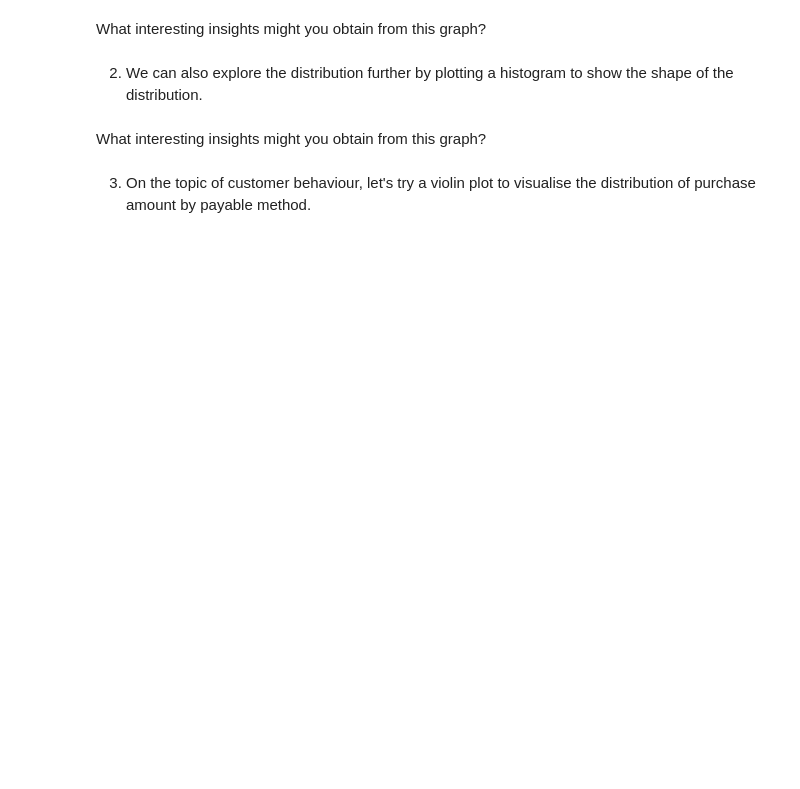
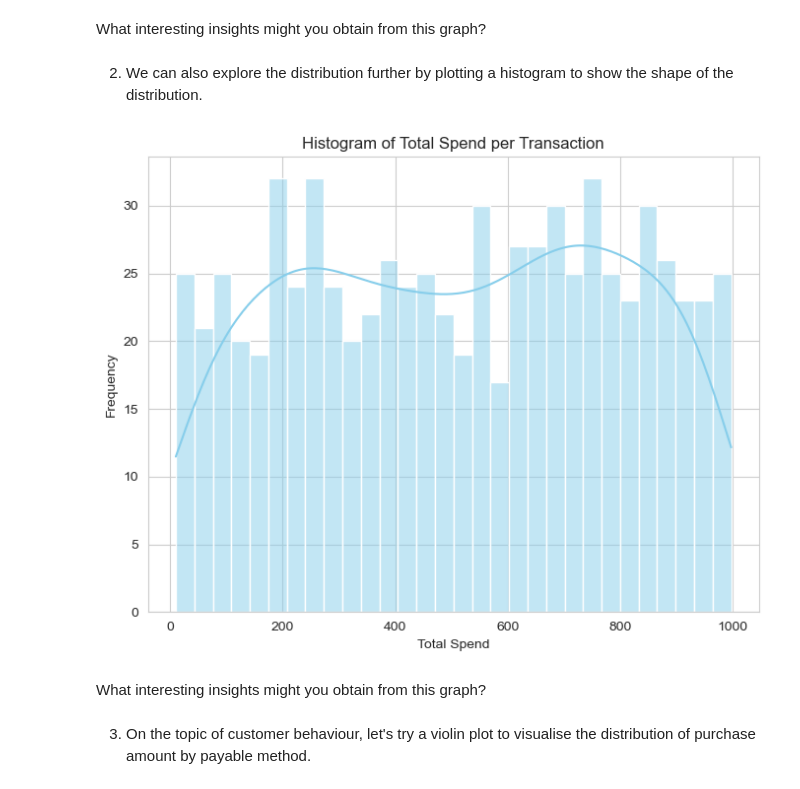
Before and after one commit to faizzmi/kyouth-data-analytics, a Jupyter notebook: Lesson 4/sync/Module 4 Sync_Worksheet_V1.ipynb, the cells around one changed output. Drawn from its saved outputs; the diff is of its cells as text; code cells hidden in the pictures; blank space fills up the shorter version.

```diff
--- a/Lesson 4/sync/Module 4 Sync_Worksheet_V1.ipynb
+++ b/Lesson 4/sync/Module 4 Sync_Worksheet_V1.ipynb
@@ -182,5 +208,14 @@ What interesting insights might you obtain from this graph?
 # %% [markdown]
 2) We can also explore the distribution further by plotting a histogram to show the shape of the distribution.
+# %%
+plt.figure(figsize=(8,6))
+sns.histplot(merged_df["total_spent"], bins=30, kde=True, color="skyblue")
+plt.title("Histogram of Total Spend per Transaction")
+plt.xlabel("Total Spend")
+plt.ylabel("Frequency")
+plt.show()
+# %% [output]
+[figure, added]
 # %% [markdown]
 What interesting insights might you obtain from this graph?
 # %%
```
Also changed, not shown: parts of 15 cells of this notebook, 1 other file.
